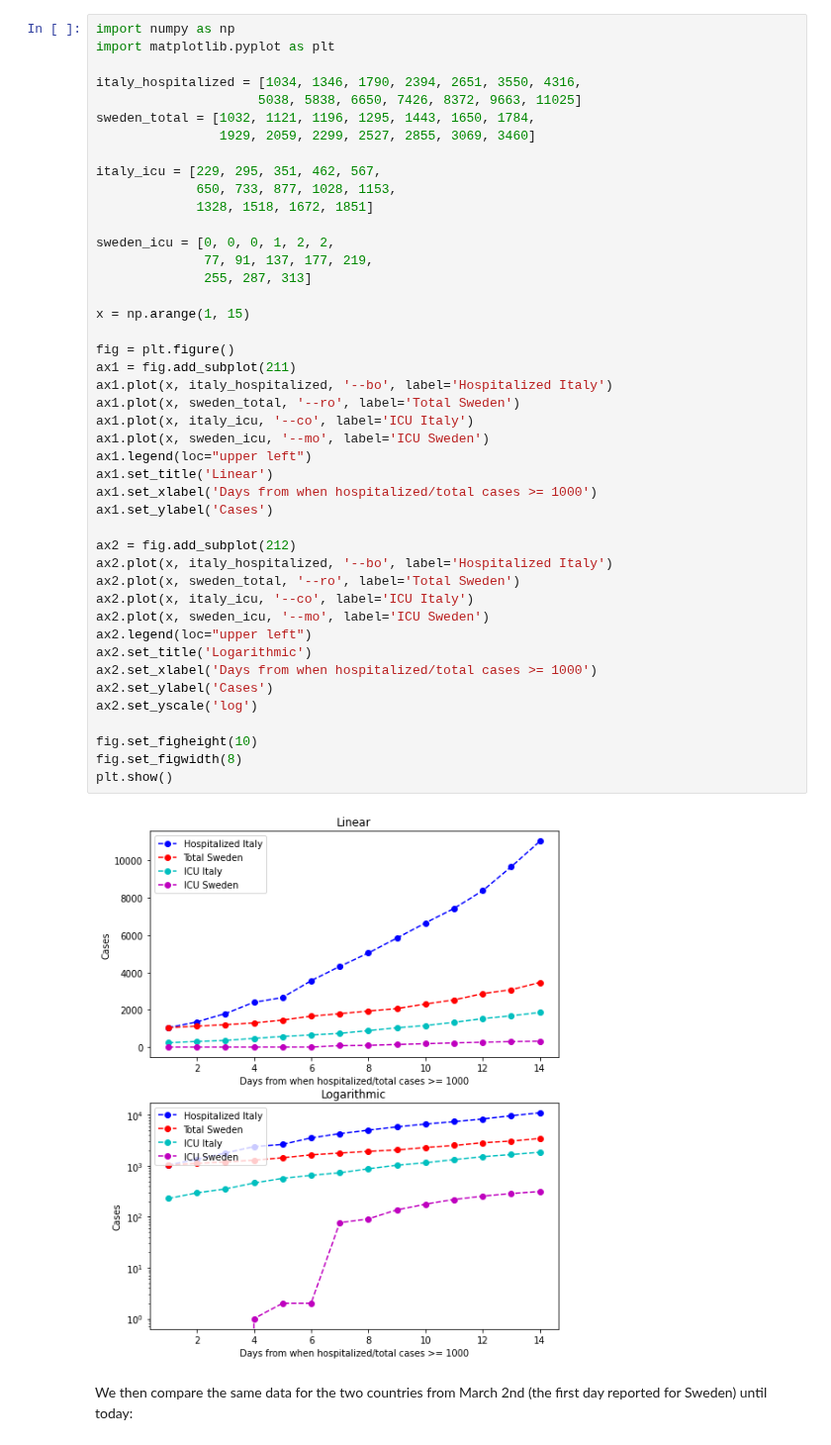
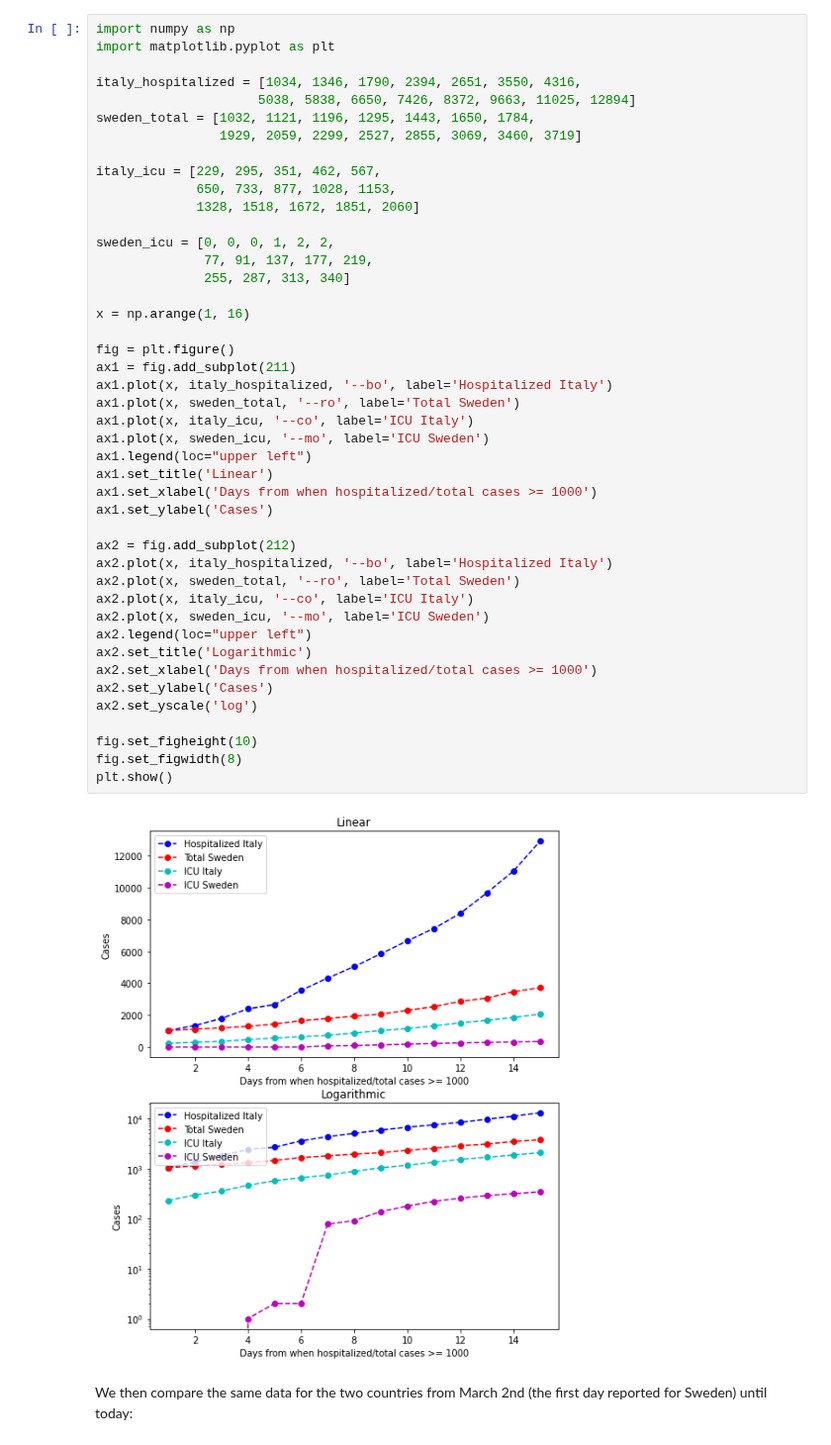
Before and after one commit to eera-l/Covid19-Sweden-Overview, a Jupyter notebook: c19-it-swe.ipynb, the cells around one changed output. Shown at 99% size. Cells and saved outputs as stored; diff of their text form.

```diff
--- a/c19-it-swe.ipynb
+++ b/c19-it-swe.ipynb
@@ -21,47 +20,47 @@ import numpy as np
 import matplotlib.pyplot as plt
 
 italy_hospitalized = [1034, 1346, 1790, 2394, 2651, 3550, 4316,
-                     5038, 5838, 6650, 7426, 8372, 9663, 11025]
+                     5038, 5838, 6650, 7426, 8372, 9663, 11025, 12894]
 sweden_total = [1032, 1121, 1196, 1295, 1443, 1650, 1784,
-                1929, 2059, 2299, 2527, 2855, 3069, 3460]
+                1929, 2059, 2299, 2527, 2855, 3069, 3460, 3719]
 
 italy_icu = [229, 295, 351, 462, 567,
              650, 733, 877, 1028, 1153,
-             1328, 1518, 1672, 1851]
+             1328, 1518, 1672, 1851, 2060]
 
 sweden_icu = [0, 0, 0, 1, 2, 2,
               77, 91, 137, 177, 219,
-              255, 287, 313]
+              255, 287, 313, 340]
 
-x = np.arange(1, 15)
+x = np.arange(1, 16)
 
 fig = plt.figure()
 ax1 = fig.add_subplot(211)
 ax1.plot(x, italy_hospitalized, '--bo', label='Hospitalized Italy')
 ax1.plot(x, sweden_total, '--ro', label='Total Sweden')
 ax1.plot(x, italy_icu, '--co', label='ICU Italy')
 ax1.plot(x, sweden_icu, '--mo', label='ICU Sweden')
 ax1.legend(loc="upper left")
 ax1.set_title('Linear')
 ax1.set_xlabel('Days from when hospitalized/total cases >= 1000')
 ax1.set_ylabel('Cases')
 
 ax2 = fig.add_subplot(212)
 ax2.plot(x, italy_hospitalized, '--bo', label='Hospitalized Italy')
 ax2.plot(x, sweden_total, '--ro', label='Total Sweden')
 ax2.plot(x, italy_icu, '--co', label='ICU Italy')
 ax2.plot(x, sweden_icu, '--mo', label='ICU Sweden')
 ax2.legend(loc="upper left")
 ax2.set_title('Logarithmic')
 ax2.set_xlabel('Days from when hospitalized/total cases >= 1000')
 ax2.set_ylabel('Cases')
 ax2.set_yscale('log')
 
 fig.set_figheight(10)
 fig.set_figwidth(8)
 plt.show()
 # %% [output]
-[figure, old version]
+[figure, new version]
 # %% [markdown]
 We then compare the same data for the two countries from March 2nd (the first day reported for Sweden) until today:
 # %%
```
Also changed, not shown: parts of 3 cells of this notebook.
